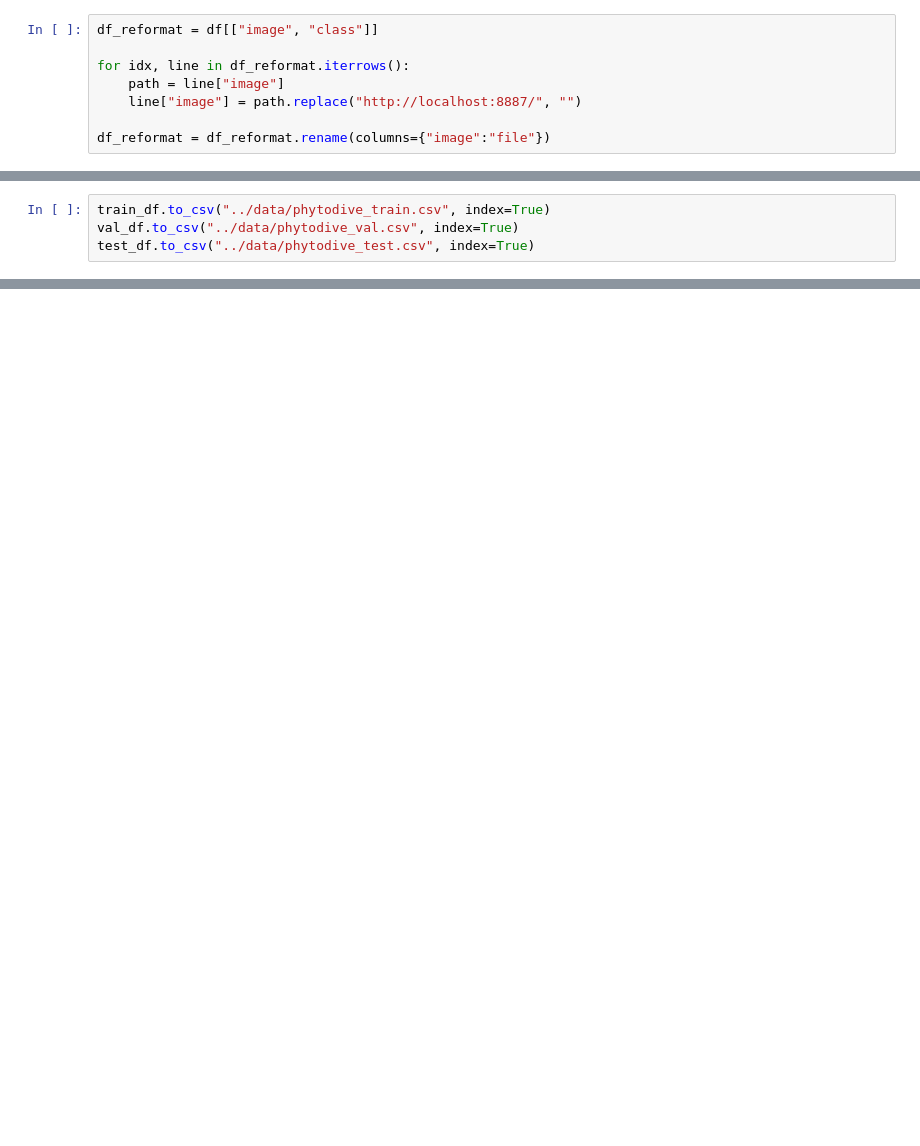
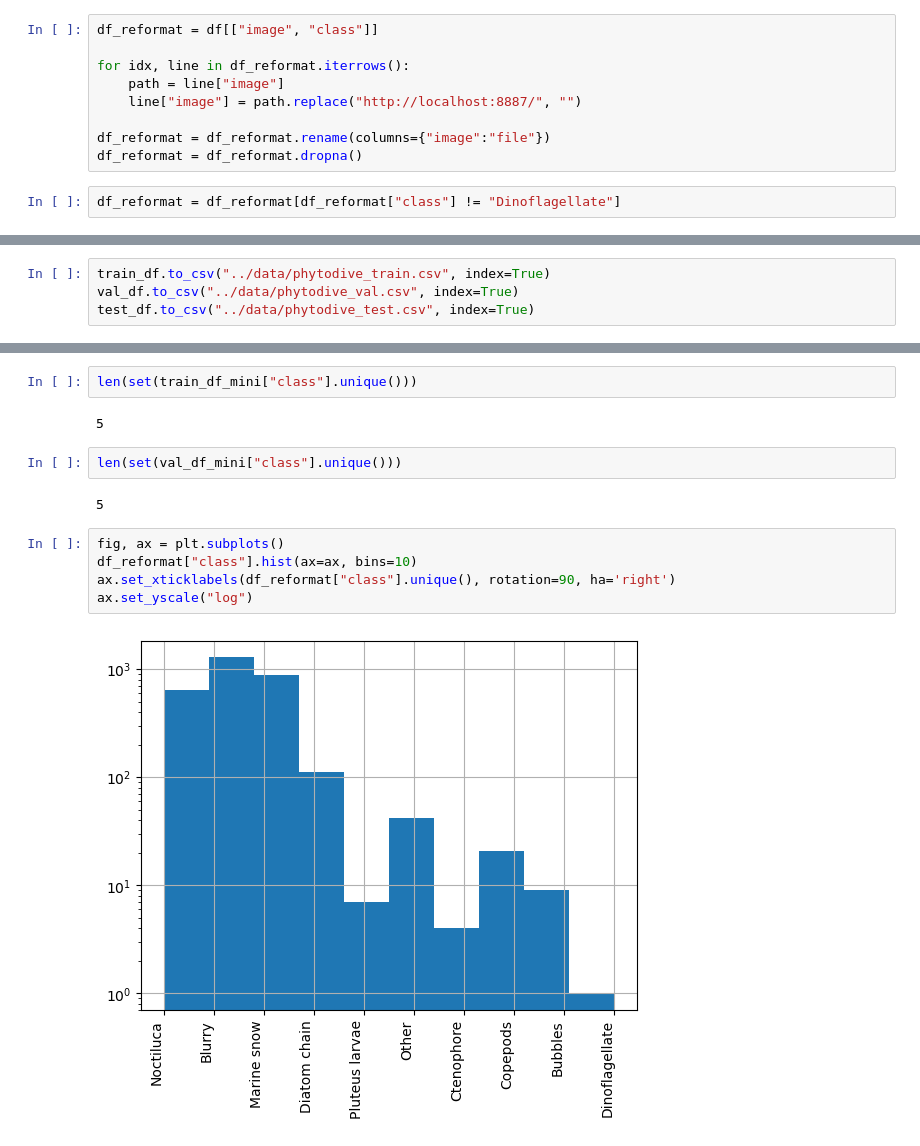
Before and after one commit to m-dml/plankton-classifier, a Jupyter notebook: notebooks/ReformatImageStudioToCSV.ipynb, the cells around one changed output, grey strips where cells are left out. Drawn from its saved outputs; the diff is of its cells as text; blank space fills up the shorter version.

```diff
--- a/notebooks/ReformatImageStudioToCSV.ipynb
+++ b/notebooks/ReformatImageStudioToCSV.ipynb
@@ -28,4 +31,7 @@ for idx, line in df_reformat.iterrows():
     line["image"] = path.replace("http://localhost:8887/", "")
 
 df_reformat = df_reformat.rename(columns={"image":"file"})
+df_reformat = df_reformat.dropna()
+# %%
+df_reformat = df_reformat[df_reformat["class"] != "Dinoflagellate"]
 # %%
@@ -41,0 +87,15 @@ test_df.to_csv("../data/phytodive_test.csv", index=True)
+# %%
+len(set(train_df_mini["class"].unique()))
+# %% [output]
+5
+# %%
+len(set(val_df_mini["class"].unique()))
+# %% [output]
+5
+# %%
+fig, ax = plt.subplots()
+df_reformat["class"].hist(ax=ax, bins=10)
+ax.set_xticklabels(df_reformat["class"].unique(), rotation=90, ha='right')
+ax.set_yscale("log")
+# %% [output]
+[figure, added]
```
Also changed, not shown: parts of 4 cells of this notebook, 1 other file.
